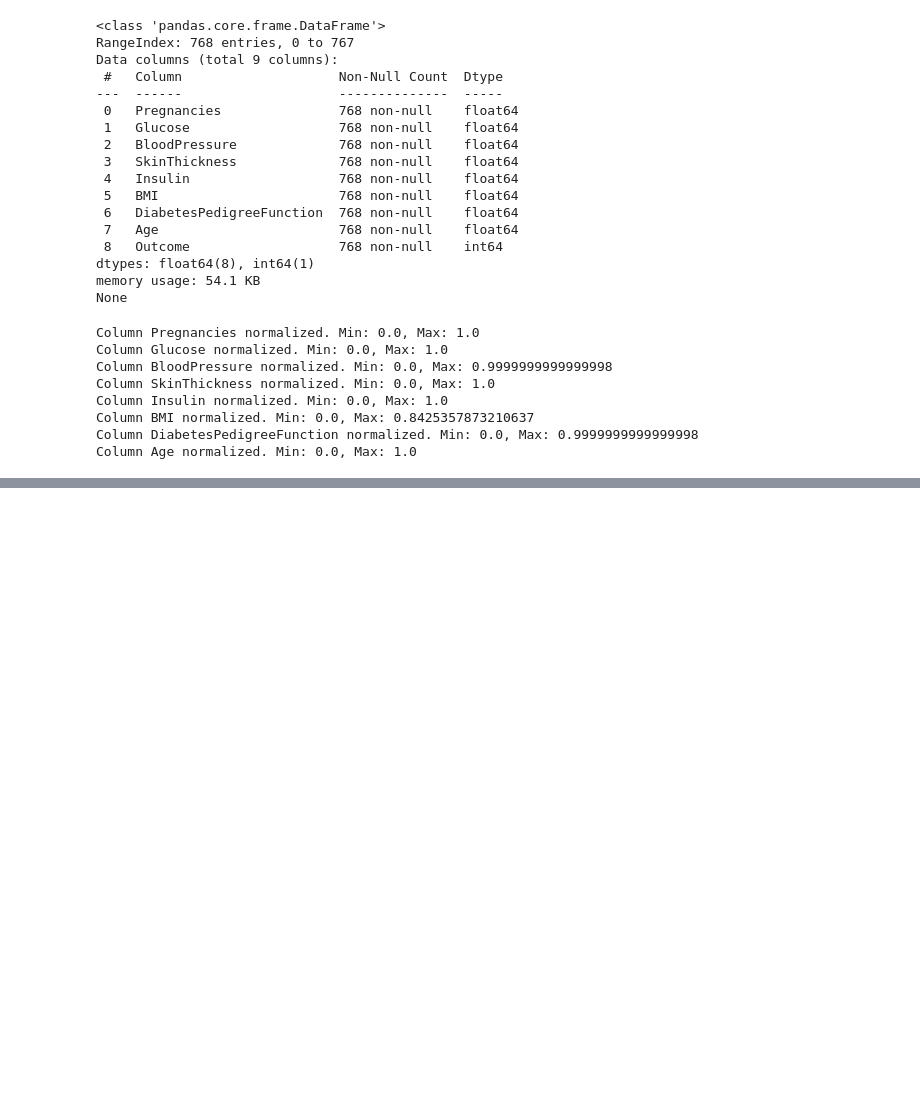
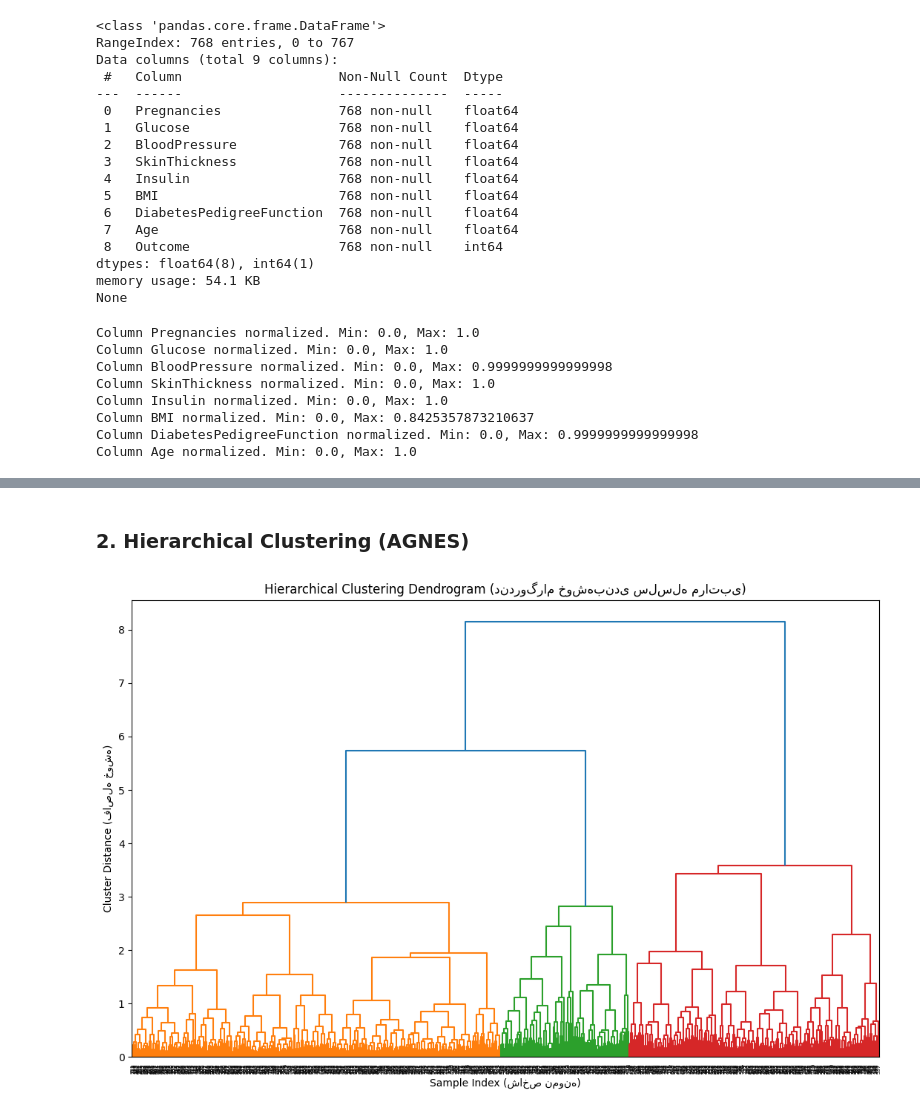
Before and after one commit to MahyadSaedpanah/ML---Pima-Indian-Diabetes, a Jupyter notebook: Clustering.ipynb, the cells around one changed output, grey strips where cells are left out. Saved outputs shown, nothing was run; the diff lists cells and outputs as text; code cells hidden in the pictures; blank space fills up the shorter version.

```diff
--- a/Clustering.ipynb
+++ b/Clustering.ipynb
@@ -64,0 +82,17 @@ distance_matrix = euclidean_distances(X)
+# %% [markdown]
+### 2. Hierarchical Clustering (AGNES)
+# %%
+# خوشه‌بندی سلسله مراتبی (AGNES)
+# Hierarchical Clustering (AGNES)
+linked = linkage(normalized_dataset, 'ward')
+
+# رسم دندروگرام برای تجسم خوشه‌بندی سلسله مراتبی
+# Plot dendrogram to visualize hierarchical clustering
+plt.figure(figsize=(13, 8))
+dendrogram(linked, orientation='top', distance_sort='descending', show_leaf_counts=True)
+plt.title('Hierarchical Clustering Dendrogram (دندروگرام خوشه‌بندی سلسله مراتبی)')
+plt.xlabel('Sample Index (شاخص نمونه)')
+plt.ylabel('Cluster Distance (فاصله خوشه)')
+plt.show()
+# %% [output]
+[figure, added]
```
Also changed, not shown: parts of 8 cells of this notebook.
